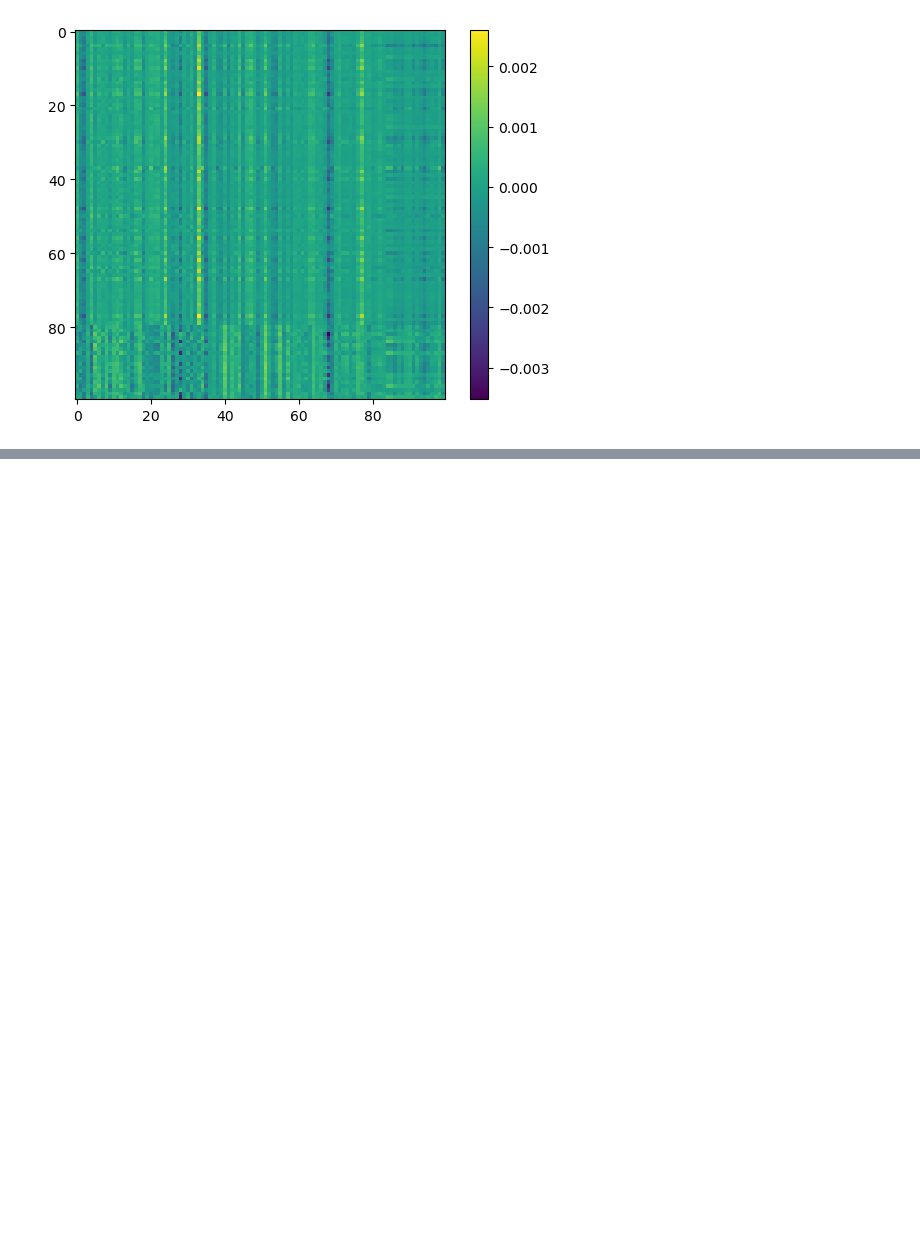
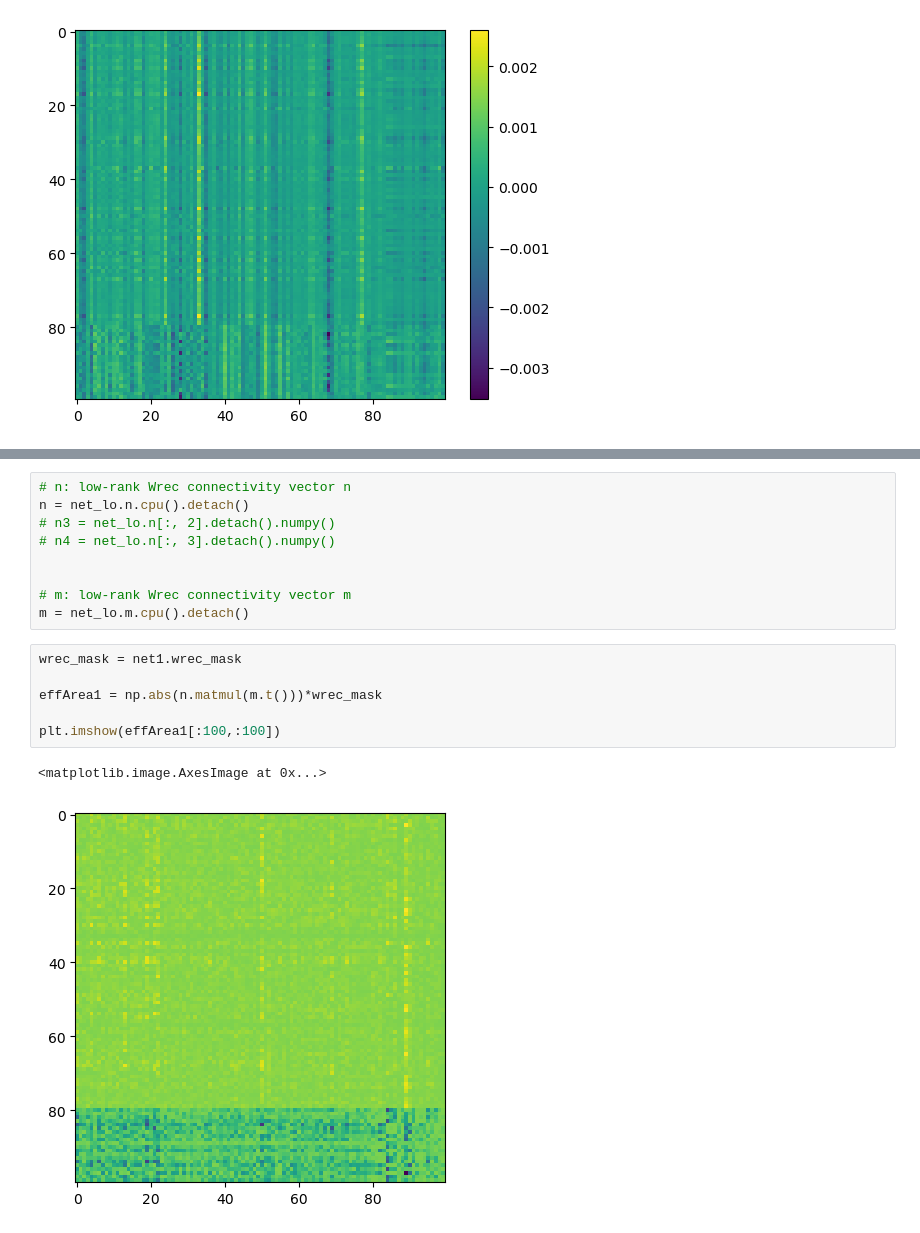
Before and after one commit to tianw6/lowrank_inference, a Jupyter notebook: notebooks/debug3Area.ipynb, the cells around one changed output, grey strips where cells are left out. Drawn from its saved outputs; the diff is of its cells as text; blank space fills up the shorter version.

```diff
--- a/notebooks/debug3Area.ipynb
+++ b/notebooks/debug3Area.ipynb
@@ -382,0 +567,18 @@ plt.show()
+# %%
+# n: low-rank Wrec connectivity vector n
+n = net_lo.n.cpu().detach()
+# n3 = net_lo.n[:, 2].detach().numpy()
+# n4 = net_lo.n[:, 3].detach().numpy()
+
+
+# m: low-rank Wrec connectivity vector m
+m = net_lo.m.cpu().detach()
+# %%
+wrec_mask = net1.wrec_mask
+
+effArea1 = np.abs(n.matmul(m.t()))*wrec_mask
+
+plt.imshow(effArea1[:100,:100])
+# %% [output]
+<matplotlib.image.AxesImage at 0x...>
+[figure, added]
```
Also changed, not shown: parts of 15 cells of this notebook, 3 other files.
